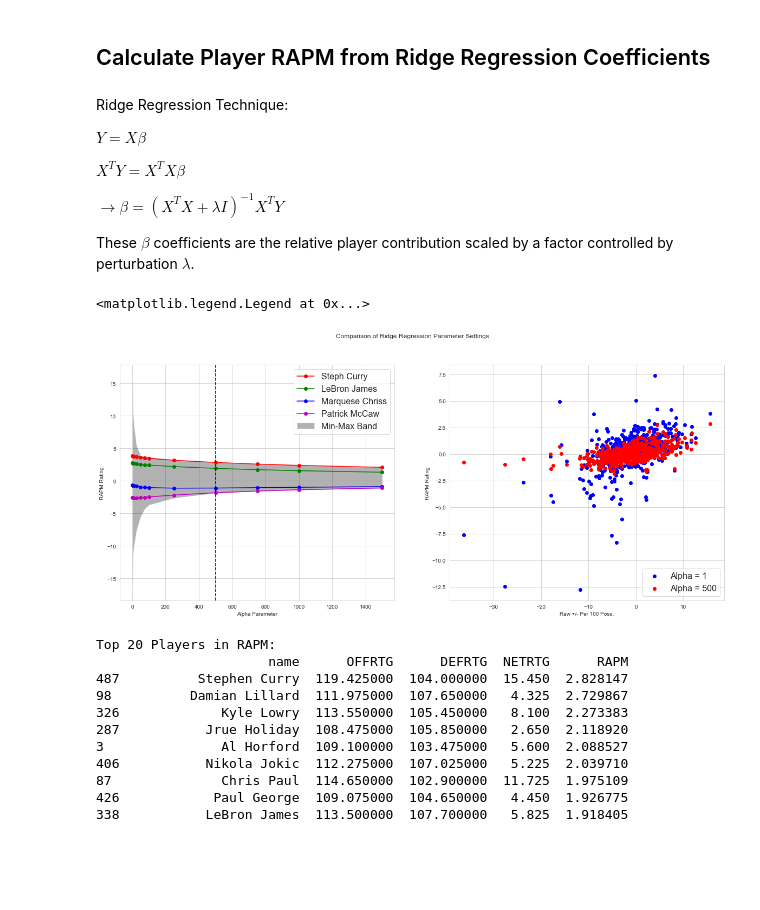
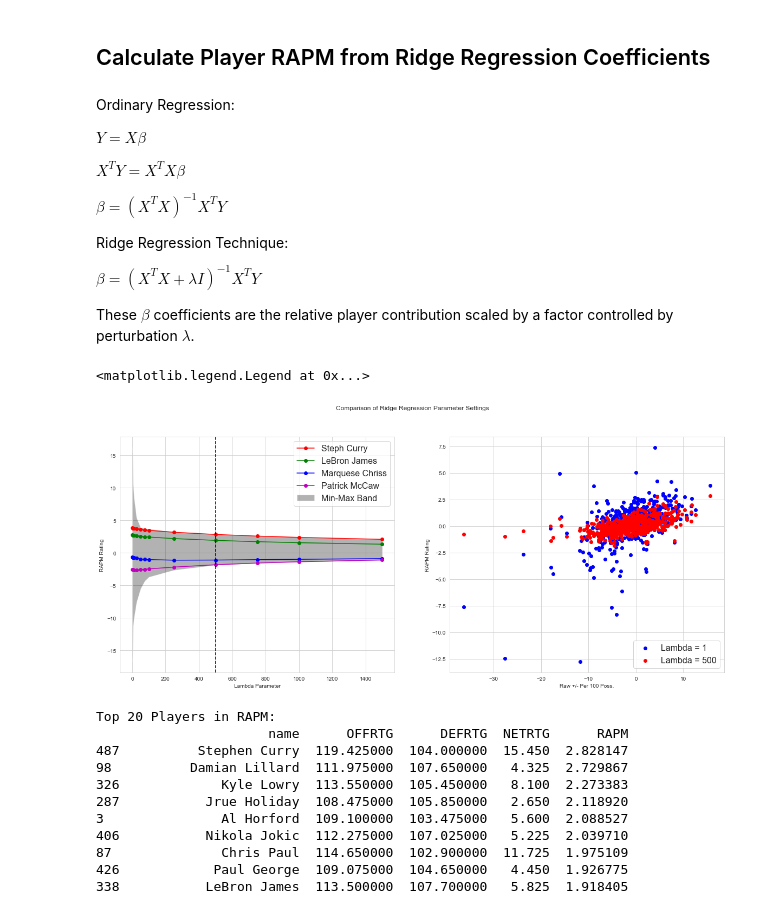
Before and after one commit to jecutter/nba-data-models, a Jupyter notebook: Data_Modeling/RAPM_Ridge_Regression.ipynb, the cells around one changed output. Saved outputs shown, nothing was run; the diff lists cells and outputs as text; code cells hidden in the pictures; blank space fills up the shorter version.

Commit message:
Finished commenting and cleaning up the RAPM model code. Also added a new code for my player comparison model, and established sections for TOC.

```diff
--- a/Data_Modeling/RAPM_Ridge_Regression.ipynb
+++ b/Data_Modeling/RAPM_Ridge_Regression.ipynb
@@ -260,12 +276,16 @@ df_rapm
 # %% [markdown]
 ## Calculate Player RAPM from Ridge Regression Coefficients
 # %% [markdown]
-Ridge Regression Technique:
+Ordinary Regression:
 
 $Y = X\beta$
 
 $X^T Y = X^T X\beta$
 
-$\to \beta = \left( X^T X + \lambda I \right)^{-1} X^T Y$
+$\beta = (X^T X)^{-1} X^T Y$
+
+Ridge Regression Technique:
+
+$\beta = \left( X^T X + \lambda I \right)^{-1} X^T Y$
 
 These $\beta$ coefficients are the relative player contribution scaled by a factor controlled by perturbation $\lambda$.
@@ -307,27 +332,31 @@ for alph in alphas:
     elif alph == 500:
         rapm_alpha500 = player_rapm
 # %%
+# Plot the lambda curves for the select players, along with
+# a min/max band spanning the RAPM range.
+# Also plot the RAPM/plus-minus distribution for 2 choices of lambda.
+
 fig, ax = plt.subplots(1, 2, figsize=(20,8))
 plt.suptitle('Comparison of Ridge Regression Parameter Settings')
 
 plt.axes(ax[0])
 plt.fill_between(alphas, min_arr, max_arr, facecolor='black', alpha=0.3, label='Min-Max Band')
 plt.plot(alphas, curry, 'ro-', label='Steph Curry')
 plt.plot(alphas, lbj, 'go-', label='LeBron James')
 plt.plot(alphas, chriss, 'bo-', label='Marquese Chriss')
 plt.plot(alphas, mccaw, 'mo-', label='Patrick McCaw')
 plt.legend(loc='upper right', prop={'size': 16})
 plt.axvline(x=500, linestyle='--', c='k')
-plt.xlabel('Alpha Parameter')
+plt.xlabel('Lambda Parameter')
 plt.ylabel('RAPM Rating')
 
 plt.axes(ax[1])
-plt.scatter(dfp.PM_PH.values[f_dfp_ind], rapm_alpha1[f_df_stint_ind], c='b', label='Alpha = 1')
-plt.scatter(dfp.PM_PH.values[f_dfp_ind], rapm_alpha500[f_df_stint_ind], c='r', label='Alpha = 500')
+plt.scatter(dfp.PM_PH.values[f_dfp_ind], rapm_alpha1[f_df_stint_ind], c='b', label='Lambda = 1')
+plt.scatter(dfp.PM_PH.values[f_dfp_ind], rapm_alpha500[f_df_stint_ind], c='r', label='Lambda = 500')
 plt.xlabel('Raw +/- Per 100 Poss.')
 plt.ylabel('RAPM Rating')
 plt.legend(loc='lower right', prop={'size': 16})
 # %% [output]
 <matplotlib.legend.Legend at 0x...>
-[figure, old version]
+[figure, new version]
 # %%
```
Also changed, not shown: parts of 28 cells of this notebook, 1 other file.
